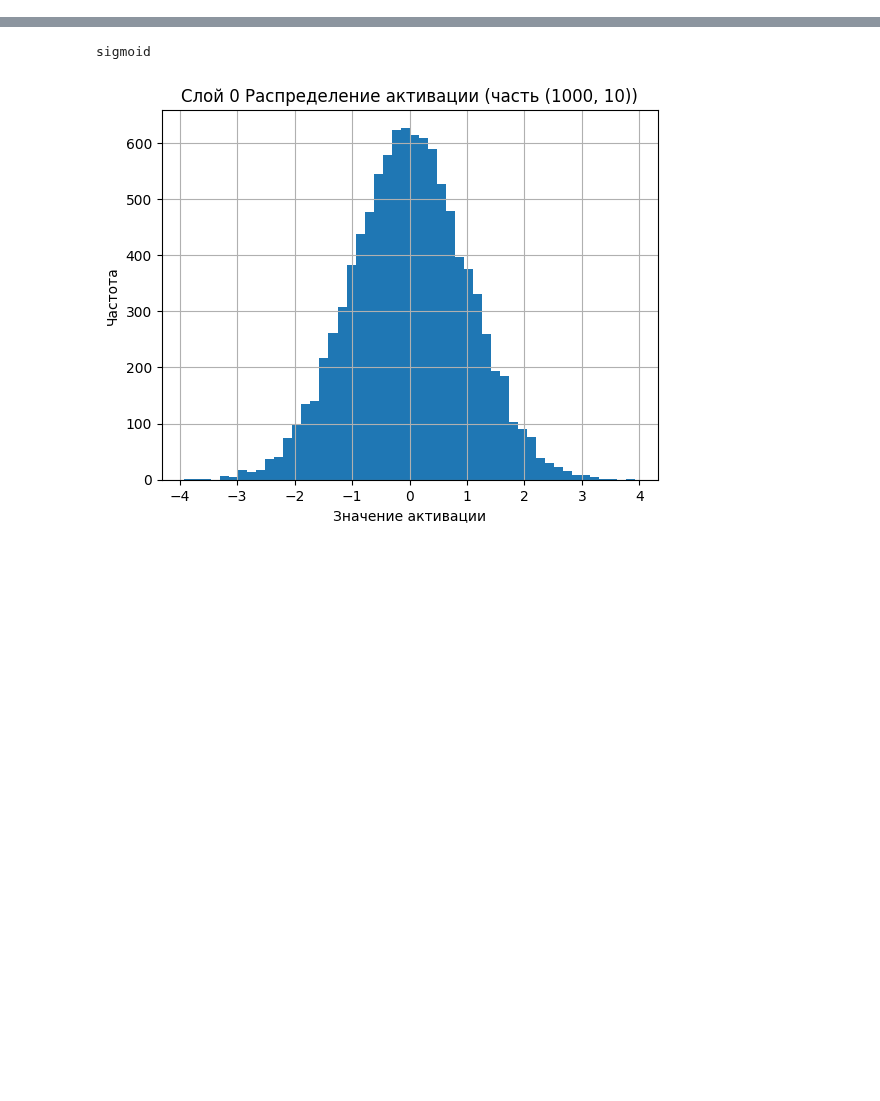
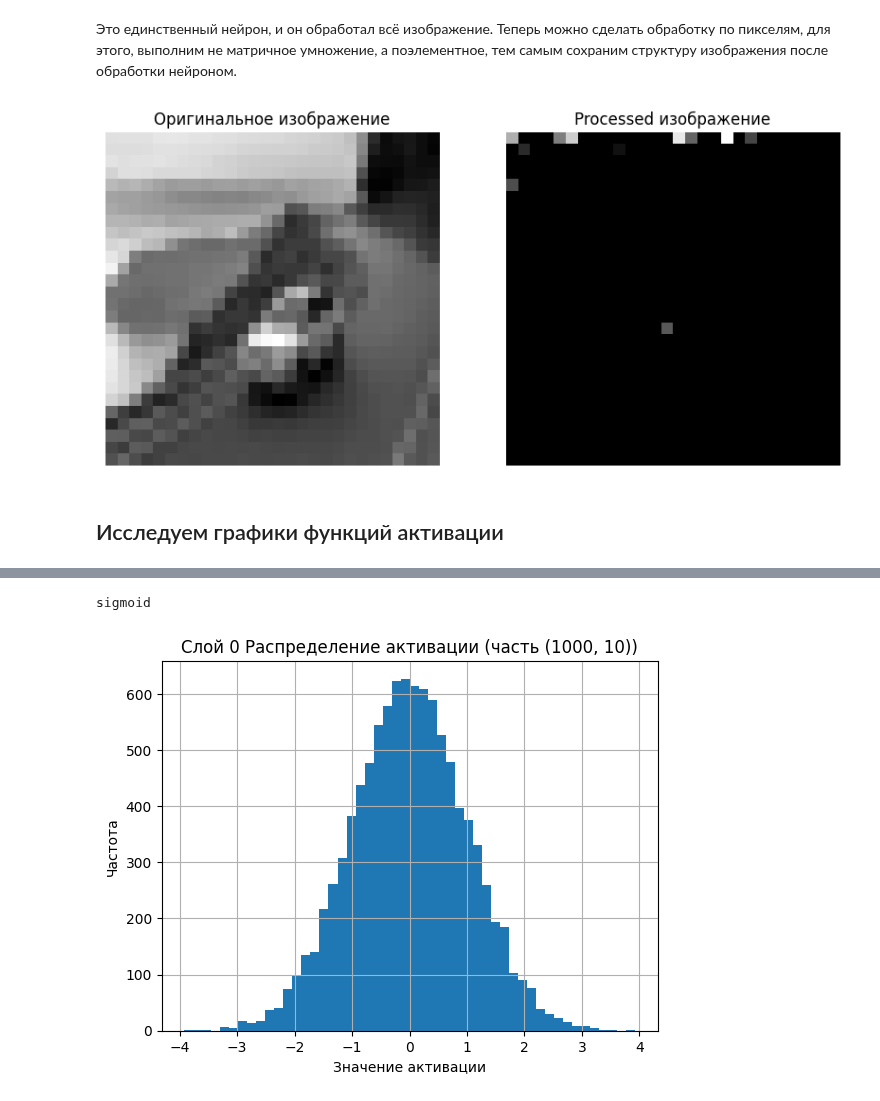
Before and after one commit to Ollldman/ml_dl_experiments, a Jupyter notebook: ml_dl_experiments/dl/dl_modules/first_MLP/1. intro in neural networks.ipynb, the cells around one changed output, grey strips where cells are left out. Drawn from its saved outputs; the diff is of its cells as text; code cells hidden in the pictures; blank space fills up the shorter version.

```diff
--- a/ml_dl_experiments/dl/dl_modules/first_MLP/1. intro in neural networks.ipynb
+++ b/ml_dl_experiments/dl/dl_modules/first_MLP/1. intro in neural networks.ipynb
@@ -1,2 +49,26 @@
+# %% [markdown]
+Это единственный нейрон, и он обработал всё изображение. Теперь можно сделать обработку по пикселям, для этого, выполним не матричное умножение, а поэлементное, тем самым сохраним структуру изображения после обработки нейроном.
+# %%
+def pixelwise_neuron(pixels: NDArray, weights: NDArray, bias: float) ->NDArray:
+    flat = pixels.flatten()
+    activated = relu(weights * flat +bias)
+    return activated.reshape(pixels.shape)
+
+processed = pixelwise_neuron(pixels, weights, bias)
+
+fig, ax = plt.subplots(1, 2, figsize=(10, 5))
+ax[0].imshow(pixels, cmap='gray')
+ax[0].set_title('Оригинальное изображение')
+ax[0].axis('off')
+
+ax[1].imshow(processed, cmap='grey')
+ax[1].set_title("Processed изображение")
+ax[1].axis('off')
+
+plt.show()
+# %% [output]
+[figure, added]
+# %% [markdown]
+##  Исследуем графики функций активации
 # %%
 import numpy as np
```
Also changed, not shown: parts of 4 cells of this notebook, 3 other files.
